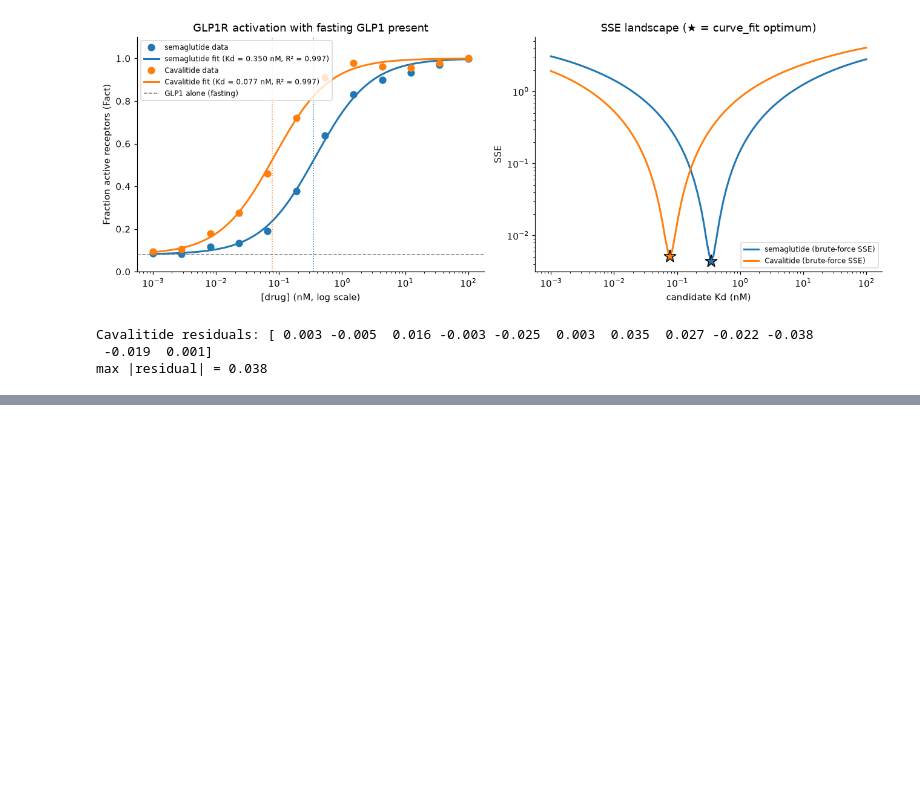
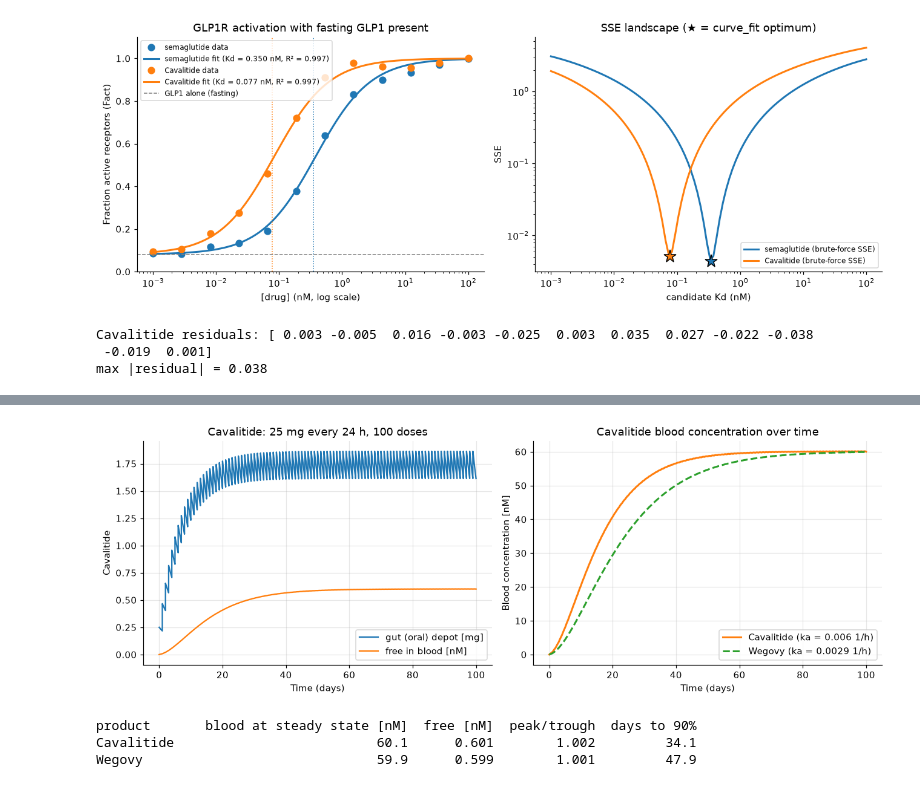
Before and after one commit to zvCecilia/BME2315_Module3, a Jupyter notebook: Module3_Project.ipynb, the cells around one changed output, grey strips where cells are left out. Saved outputs shown, nothing was run; the diff lists cells and outputs as text; code cells hidden in the pictures; blank space fills up the shorter version.

```diff
--- a/Module3_Project.ipynb
+++ b/Module3_Project.ipynb
@@ -409,18 +166,0 @@ Imperfect adherence is common in chronic therapy. We simulate missing **one dose
-# %%
-fig, ax = plt.subplots(figsize=(8, 4.5))
-print(f"{'regimen':<34}{'Fact min (normal)':>19}{'Fact min (missed)':>19}")
-for name, p in PK.items():
-    day_missed = 49                       # day 49 = week 7, at/near steady state
-    k = int(day_missed*24 / p["tau_h"])
-    t, C = simulate_pk(p, days=70)
-    tm, Cm = simulate_pk(p, days=70, missed=(k,))
-    F_ok = Fact(L1_fast, p["fu"]*C, Kd1, p["Kd"])
-    F_miss = Fact(L1_fast, p["fu"]*Cm, Kd1, p["Kd"])
-    win = (t >= 42*24)
-    ax.plot(t[win]/24, F_ok[win], c=pk_colors[name], lw=1, alpha=0.4)
-    ax.plot(tm[win]/24, F_miss[win], c=pk_colors[name], lw=2, label=f"{name}, dose missed")
-    print(f"{name:<34}{F_ok[t >= 42*24].min():>19.3f}{F_miss[t >= 42*24].min():>19.3f}")
-ax.axvline(49, ls=":", c="k", lw=1)
-ax.set_xlabel("Time (days)"); ax.set_ylabel("Fact (fasting GLP1)")
-ax.set_title("Effect of one missed dose (faint = adherent)")
-ax.set_ylim(0, 1); ax.legend(fontsize=8); plt.tight_layout(); plt.show()
@@ -466,0 +348,38 @@ The sensitivity analysis shows that the result depends most on **bioavailability
+# %%
+# Cavalitide (daily pill): same as the Wegovy pill except for the increased absorption rate
+products['Cavalitide'] = dict(Favailable=0.01,
+                              ka=0.006,          # 1/h, increased absorption rate
+                              D=25,              # mg
+                              interval=24,       # h between doses (daily)
+                              n_doses=100,
+                              depot='gut (oral)')
+
+p = products['Cavalitide']
+t_cav, A_cav, Cc_cav = simulate(p)
+t_weg, A_weg, Cc_weg = simulate(products['Wegovy'])
+
+fig, axes = plt.subplots(1, 2, figsize=(12, 4.3))
+ax = axes[0]
+ax.plot(t_cav/24, A_cav, label=f"{p['depot']} depot [mg]")
+ax.plot(t_cav/24, Ffree*Cc_cav, label="free in blood [nM]")
+ax.set_xlabel("Time (days)"); ax.set_ylabel("Cavalitide")
+ax.set_title(f"Cavalitide: {p['D']} mg every {p['interval']} h, {p['n_doses']} doses")
+ax.legend(); ax.grid(alpha=0.3)
+
+ax = axes[1]
+ax.plot(t_cav/24, Cc_cav, c=sim_colors['Cavalitide'], lw=2, label="Cavalitide (ka = 0.006 1/h)")
+ax.plot(t_weg/24, Cc_weg, c=sim_colors['Wegovy'], lw=2, ls="--", label="Wegovy (ka = 0.0029 1/h)")
+ax.set_xlabel("Time (days)"); ax.set_ylabel("Blood concentration [nM]")
+ax.set_title("Cavalitide blood concentration over time")
+ax.legend(); ax.grid(alpha=0.3)
+plt.tight_layout(); plt.show()
+
+print(f"{'product':<12}{'blood at steady state [nM]':>28}{'free [nM]':>11}{'peak/trough':>13}{'days to 90%':>13}")
+for drug, (t, Cc) in {'Cavalitide': (t_cav, Cc_cav), 'Wegovy': (t_weg, Cc_weg)}.items():
+    m, lo, hi = steady_state(t, Cc, 24)
+    print(f"{drug:<12}{m:>28.1f}{Ffree*m:>11.3f}{hi/lo:>13.3f}{time_to_90(t, Cc, 24):>13.1f}")
+# %% [output]
+[figure, added]
+product       blood at steady state [nM]  free [nM]  peak/trough  days to 90%
+Cavalitide                          60.1      0.601        1.002         34.1
+Wegovy                              59.9      0.599        1.001         47.9
```
Also changed, not shown: parts of 45 cells of this notebook, 3 other files.
